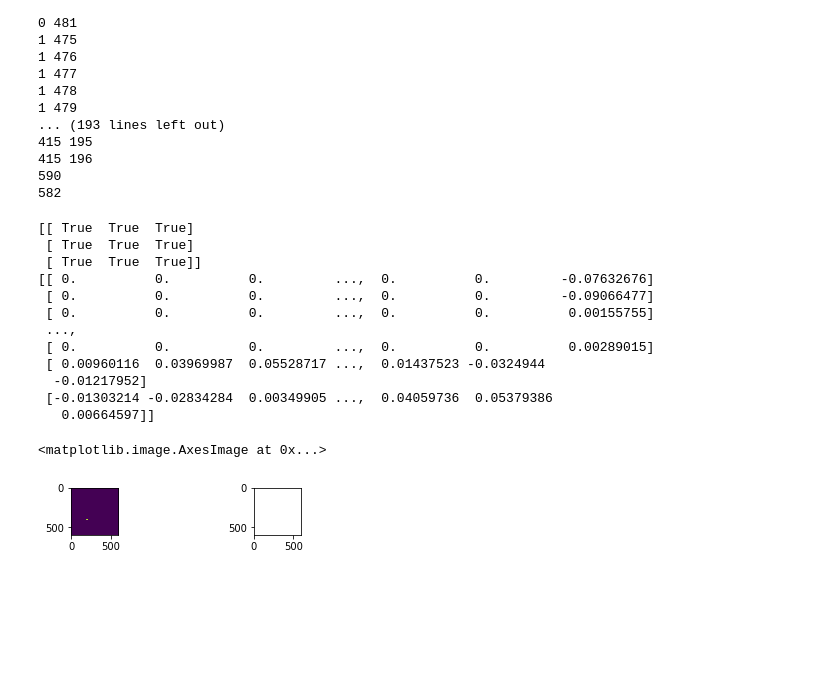
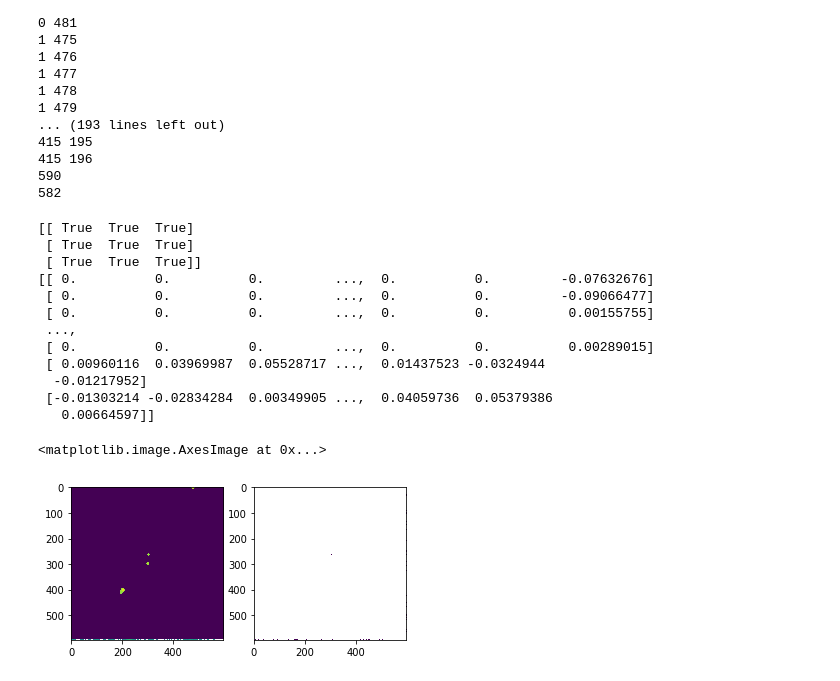
Before and after one commit to mattaustin269/Deblending, a Jupyter notebook: Display Astronomical Images.ipynb, the cells around one changed output. Saved outputs shown, nothing was run; the diff lists cells and outputs as text; code cells hidden in the pictures; blank space fills up the shorter version.

```diff
--- a/Display Astronomical Images.ipynb
+++ b/Display Astronomical Images.ipynb
@@ -158,33 +158,33 @@ import numpy as np
 from scipy.ndimage.filters import maximum_filter
 from scipy.ndimage.morphology import generate_binary_structure, binary_erosion, binary_dilation
 
 def detect_peaks(image):
     neighbourhood = generate_binary_structure(2,2)
     print(neighbourhood)
     print(image)
     local_max = maximum_filter(image, footprint=neighbourhood)==image
     background = (image == 0)
     eroded_background = binary_erosion(background, structure = neighbourhood, border_value = 1)
     detected_peaks = local_max ^ eroded_background
     return detected_peaks
 
 detected_peaks = detect_peaks(image_data)
-plt.subplot(4,2,1)
+plt.subplot(1,2,1)
 plt.imshow(image_data, norm = colors.LogNorm())
-plt.subplot(4,2,2)
+plt.subplot(1,2,2)
 plt.imshow(detected_peaks, norm = colors.LogNorm())
 # %% [output]
 [[ True  True  True]
  [ True  True  True]
  [ True  True  True]]
 [[ 0.          0.          0.         ...,  0.          0.         -0.07632676]
  [ 0.          0.          0.         ...,  0.          0.         -0.09066477]
  [ 0.          0.          0.         ...,  0.          0.          0.00155755]
  ...,
  [ 0.          0.          0.         ...,  0.          0.          0.00289015]
  [ 0.00960116  0.03969987  0.05528717 ...,  0.01437523 -0.0324944
   -0.01217952]
  [-0.01303214 -0.02834284  0.00349905 ...,  0.04059736  0.05379386
    0.00664597]]
 <matplotlib.image.AxesImage at 0x...>
-[figure, old version]
+[figure, new version]
```
Also changed, not shown: parts of 2 cells of this notebook.
